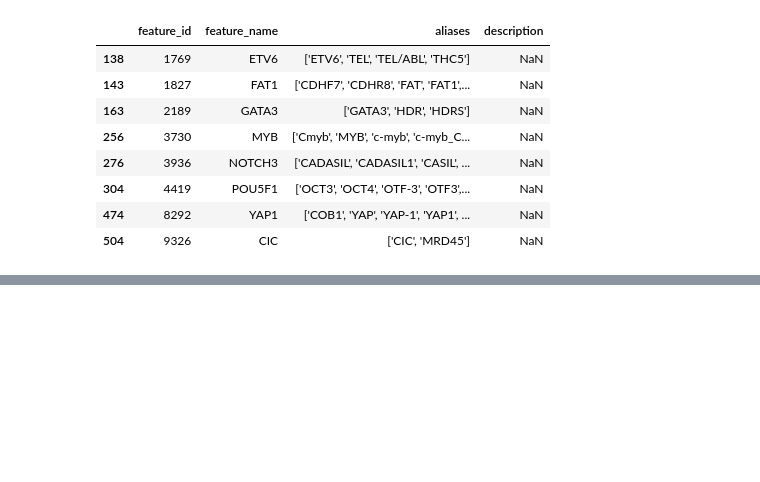
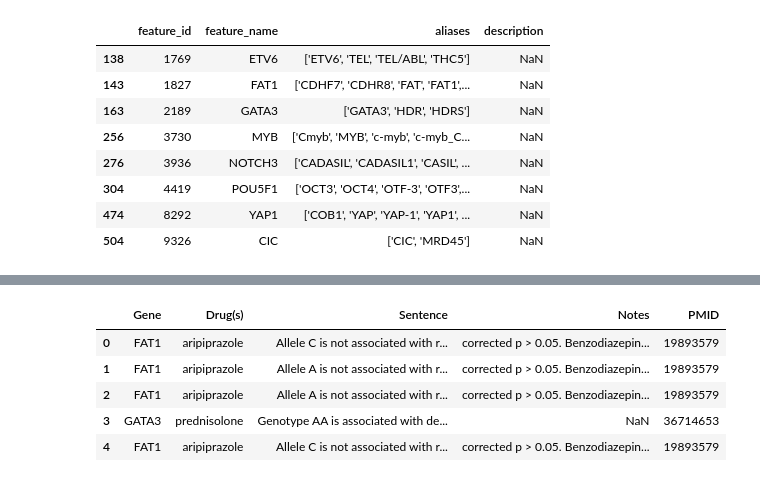
Before and after one commit to mjr-uom/CEE_DART_Navigator-main, a Jupyter notebook: notebooks/example_graph_comparison.ipynb, the cells around one changed output, grey strips where cells are left out. Saved outputs shown, nothing was run; the diff lists cells and outputs as text; code cells hidden in the pictures; blank space fills up the shorter version.

```diff
--- a/notebooks/example_graph_comparison.ipynb
+++ b/notebooks/example_graph_comparison.ipynb
@@ -317,0 +473,9 @@ details_dict
+# %%
+pharmakb_analyzer.pharmakb_var_drug_ann_filtered.head()
+# %% [output]
+|  | Gene | Drug(s) | Sentence | Notes | PMID |
+| 0 | FAT1 | aripiprazole | Allele C is not associated with r... | corrected p > 0.05. Benzodiazepin... | 19893579 |
+| 1 | FAT1 | aripiprazole | Allele A is not associated with r... | corrected p > 0.05. Benzodiazepin... | 19893579 |
+| 2 | FAT1 | aripiprazole | Allele A is not associated with r... | corrected p > 0.05. Benzodiazepin... | 19893579 |
+| 3 | GATA3 | prednisolone | Genotype AA is associated with de... | NaN | 36714653 |
+| 4 | FAT1 | aripiprazole | Allele C is not associated with r... | corrected p > 0.05. Benzodiazepin... | 19893579 |
```
Also changed, not shown: parts of 22 cells of this notebook, 25 other files.
